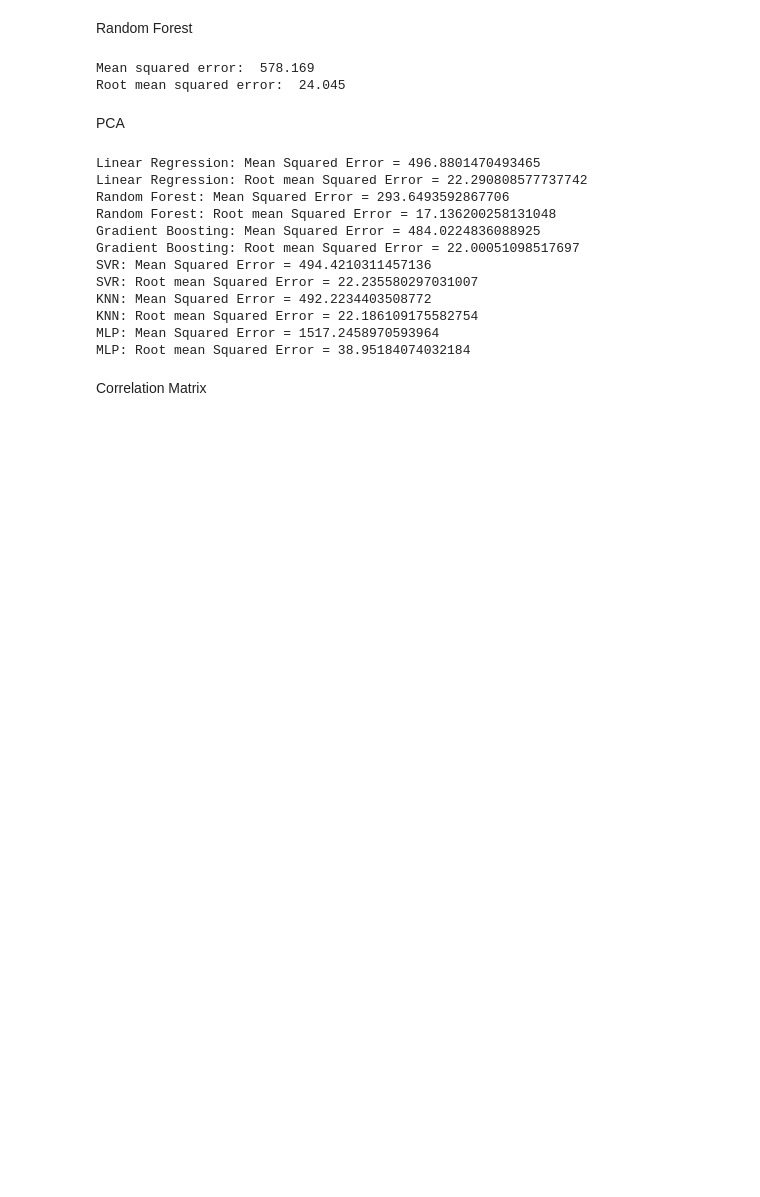
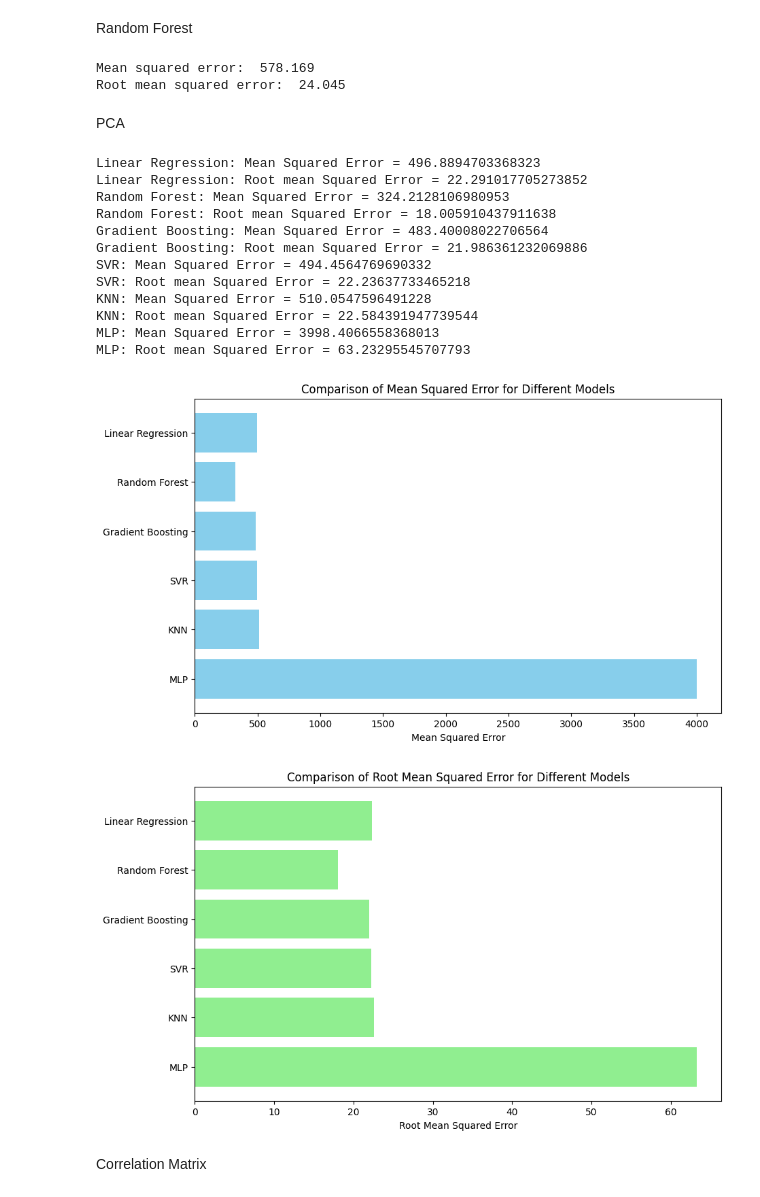
Before and after one commit to GMCINTO/cs345_project, a Jupyter notebook: Final_Project_Copy.ipynb, the cells around one changed output. Cells and saved outputs as stored; diff of their text form; code cells hidden in the pictures; blank space fills up the shorter version.

Commit message:
added graphs for PCA and example models

```diff
--- a/Final_Project_Copy.ipynb
+++ b/Final_Project_Copy.ipynb
@@ -69,46 +69,68 @@ import math
 
 pca = PCA(n_components=3)
 
 pca.fit(X_train)
 
 principal_components = pca.components_
 #print(principal_components)
 
 X_train_pca = pca.transform(X_train)
 
 X_test_pca = pca.transform(X_test)
 
-
+mse_scores = []
+rmse_scores = []
 
 models = {
     "Linear Regression": LinearRegression(),
     "Random Forest": RandomForestRegressor(),
     "Gradient Boosting": GradientBoostingRegressor(),
     "SVR": SVR(),
     "KNN": KNeighborsRegressor(),
     "MLP": MLPRegressor()
 }
 
 for name, model in models.items():
     model.fit(X_train_pca, y_train)
     y_pred = model.predict(X_test_pca)
     mse = mean_squared_error(y_test, y_pred)
     rmse = math.sqrt(mse)
+    mse_scores.append(mse)
+    rmse_scores.append(rmse)
     print(f"{name}: Mean Squared Error = {mse}")
     print(f"{name}: Root mean Squared Error = {rmse}")
+
+# Plotting
+plt.figure(figsize=(10, 6))
+
+plt.barh(list(models.keys()), mse_scores, color='skyblue')
+plt.xlabel('Mean Squared Error')
+plt.title('Comparison of Mean Squared Error for Different Models')
+plt.gca().invert_yaxis()  # Invert y-axis to have the best model on top
+plt.show()
+
+plt.figure(figsize=(10, 6))
+
+plt.barh(list(models.keys()), rmse_scores, color='lightgreen')
+plt.xlabel('Root Mean Squared Error')
+plt.title('Comparison of Root Mean Squared Error for Different Models')
+plt.gca().invert_yaxis()  # Invert y-axis to have the best model on top
+plt.show()
 # %% [output]
-Linear Regression: Mean Squared Error = 496.8801470493465
-Linear Regression: Root mean Squared Error = 22.290808577737742
-Random Forest: Mean Squared Error = 293.6493592867706
-Random Forest: Root mean Squared Error = 17.136200258131048
-Gradient Boosting: Mean Squared Error = 484.0224836088925
-Gradient Boosting: Root mean Squared Error = 22.00051098517697
-SVR: Mean Squared Error = 494.4210311457136
-SVR: Root mean Squared Error = 22.235580297031007
-KNN: Mean Squared Error = 492.2234403508772
-KNN: Root mean Squared Error = 22.186109175582754
-MLP: Mean Squared Error = 1517.2458970593964
-MLP: Root mean Squared Error = 38.95184074032184
+Linear Regression: Mean Squared Error = 496.8894703368323
+Linear Regression: Root mean Squared Error = 22.291017705273852
+Random Forest: Mean Squared Error = 324.2128106980953
+Random Forest: Root mean Squared Error = 18.005910437911638
+Gradient Boosting: Mean Squared Error = 483.40008022706564
+Gradient Boosting: Root mean Squared Error = 21.986361232069886
+SVR: Mean Squared Error = 494.4564769690332
+SVR: Root mean Squared Error = 22.23637733465218
+KNN: Mean Squared Error = 510.0547596491228
+KNN: Root mean Squared Error = 22.584391947739544
+MLP: Mean Squared Error = 3998.4066558368013
+MLP: Root mean Squared Error = 63.23295545707793
+[figure, added]
+[figure, added]
 # %% [markdown]
 Correlation Matrix
 # %%
```
